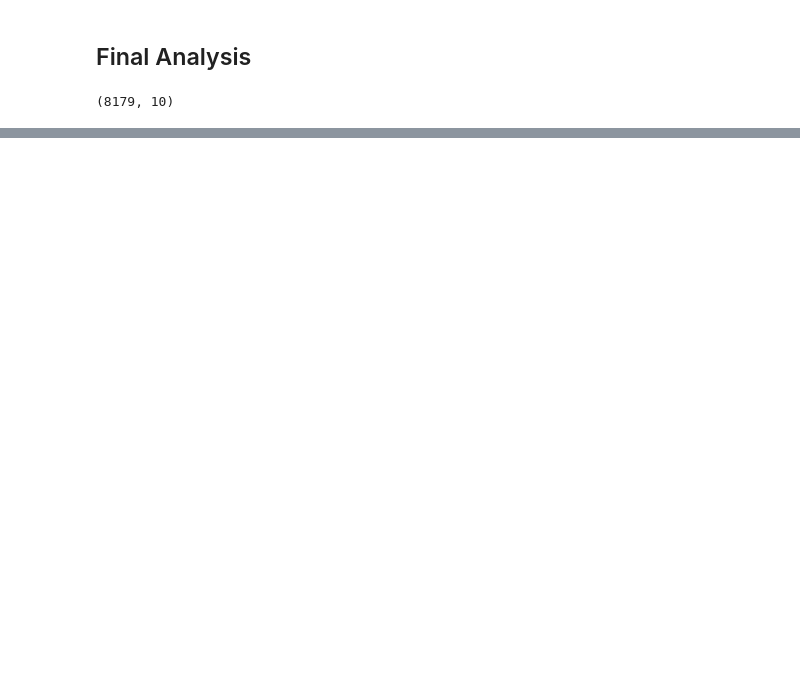
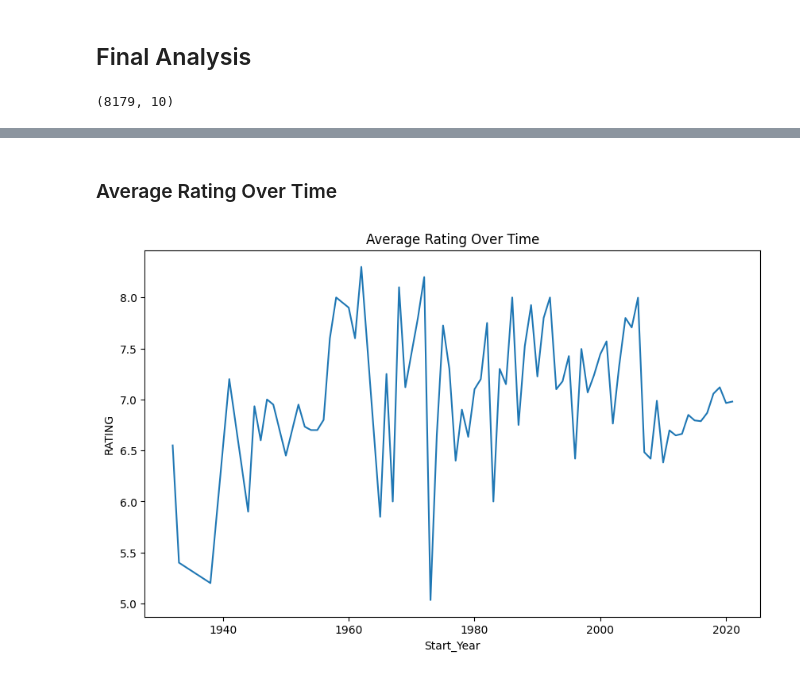
Before and after one commit to mayanksreal/data-preparation, a Jupyter notebook: 07_Cleanup_Exercise.ipynb, the cells around one changed output, grey strips where cells are left out. Cells and saved outputs as stored; diff of their text form; code cells hidden in the pictures; blank space fills up the shorter version.

```diff
--- a/07_Cleanup_Exercise.ipynb
+++ b/07_Cleanup_Exercise.ipynb
@@ -331,0 +454,15 @@ dtype: int64
+# %% [markdown]
+### Average Rating Over Time
+# %%
+year_rating = (
+    df_feature
+        .groupby("Start_Year", as_index=False)["RATING"]
+        .mean()
+)
+
+plt.figure(figsize=(10,6))
+sns.lineplot(data=year_rating, x="Start_Year", y="RATING")
+plt.title("Average Rating Over Time")
+plt.show()
+# %% [output]
+[figure, added]
```
Also changed, not shown: parts of 28 cells of this notebook.
